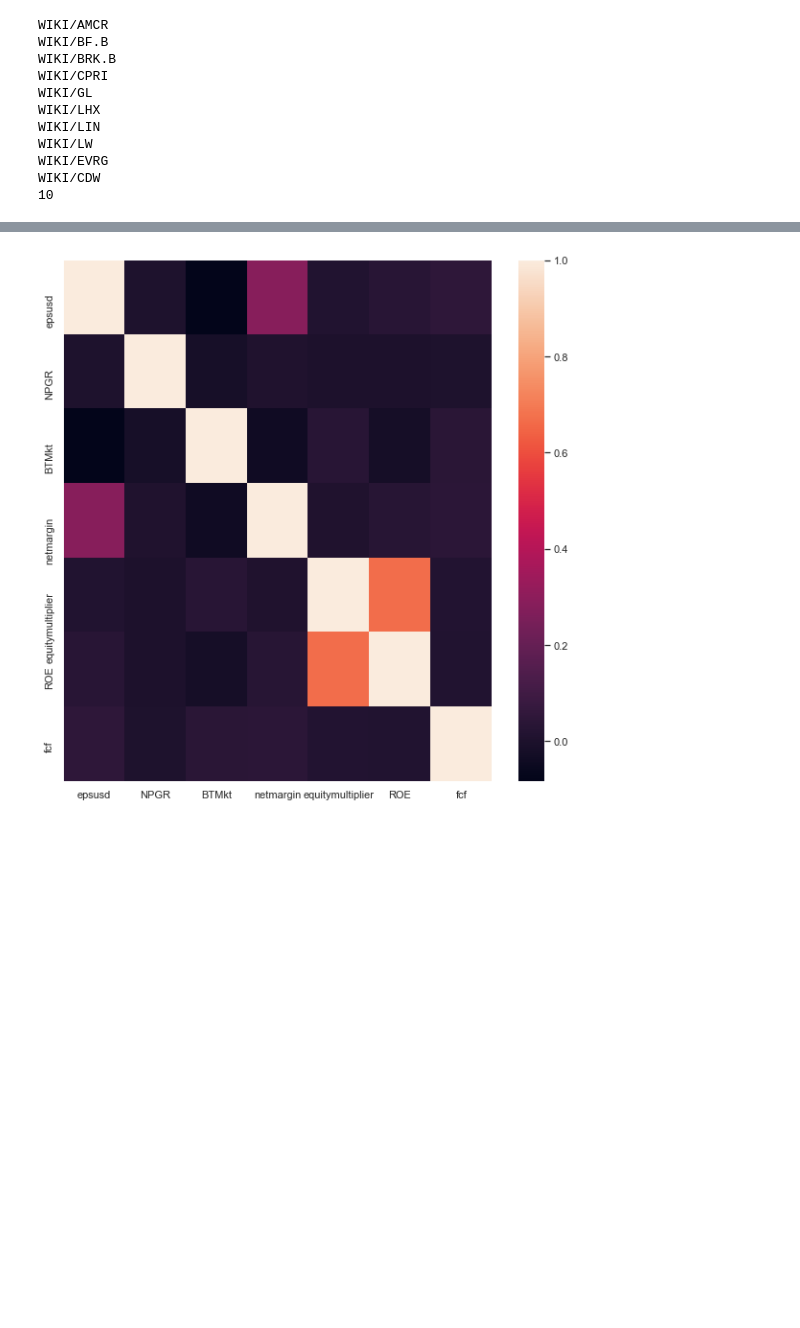
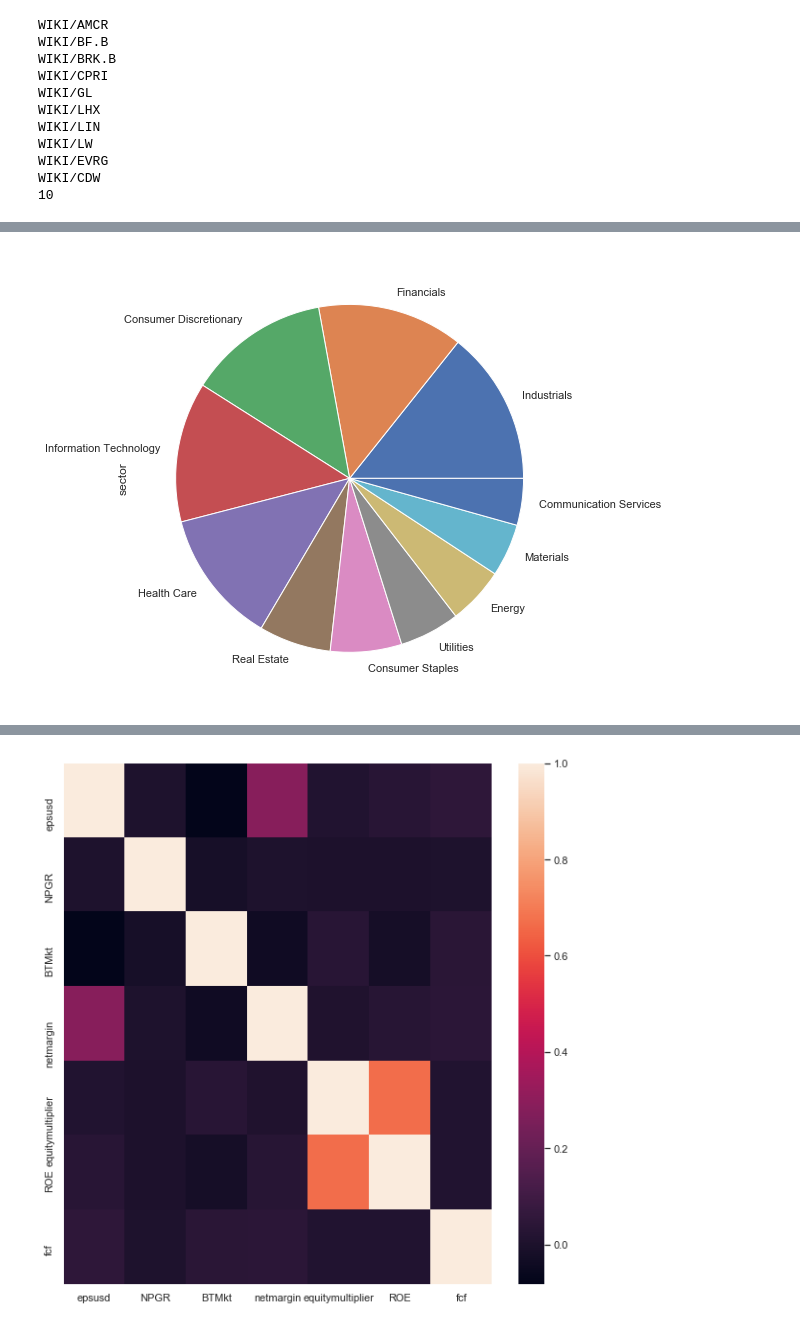
Before and after one commit to RyChen-Cornell/ORIE4741-Group-Project, a Jupyter notebook: historical_data.ipynb, the cells around one changed output, grey strips where cells are left out. Saved outputs shown, nothing was run; the diff lists cells and outputs as text; code cells hidden in the pictures; blank space fills up the shorter version.

```diff
--- a/historical_data.ipynb
+++ b/historical_data.ipynb
@@ -135,0 +243,6 @@ total_data
+# %%
+plt.figure(figsize=(16,8))
+total_data.sector.value_counts().plot(kind='pie')
+plt.show()
+# %% [output]
+[figure, added]
```
Also changed, not shown: parts of 48 cells of this notebook, 1 other file.
